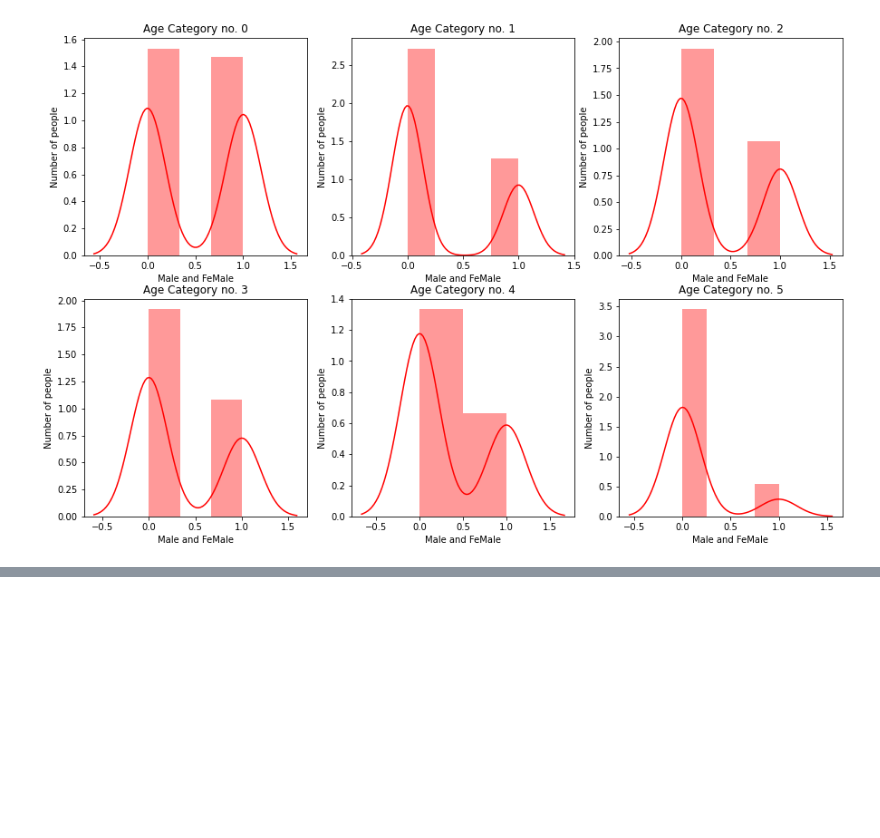
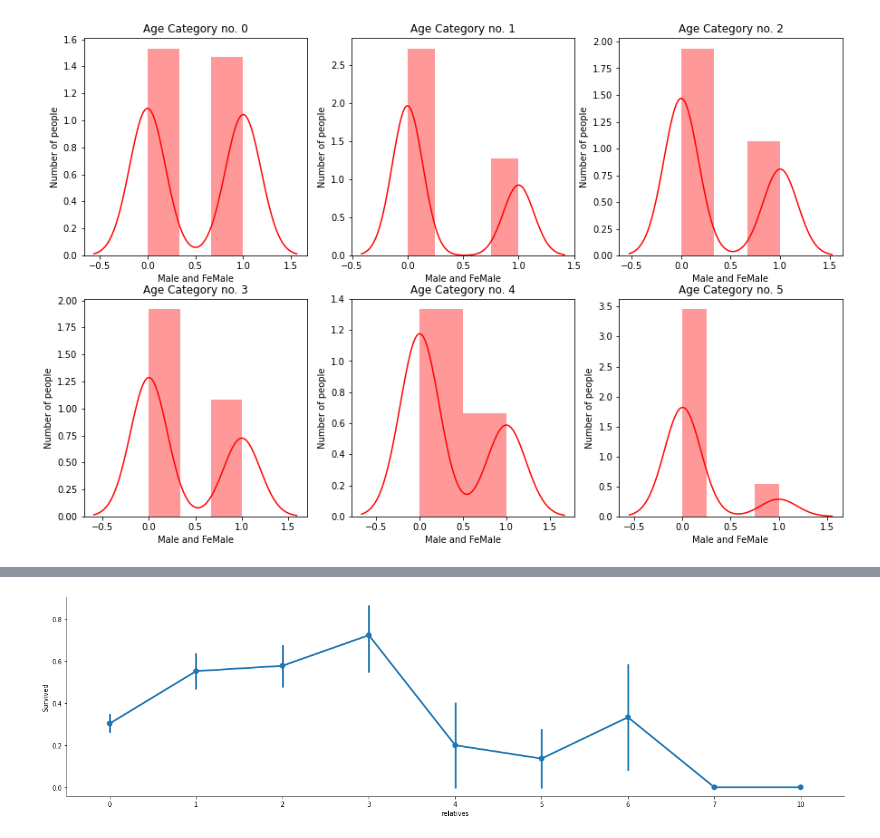
Before and after one commit to Nielspace/Data-Analytics, a Jupyter notebook: Data Analyst/Data Visualisation part 1.ipynb, the cells around one changed output, grey strips where cells are left out. Cells and saved outputs as stored; diff of their text form; code cells hidden in the pictures; blank space fills up the shorter version.

```diff
--- a/Data Analyst/Data Visualisation part 1.ipynb
+++ b/Data Analyst/Data Visualisation part 1.ipynb
@@ -242,0 +276,7 @@ for i in range(6):
+# %%
+axes = sns.factorplot('relatives','Survived',
+                      data=data, aspect = 3.5, )
+
+plt.show()
+# %% [output]
+[figure, added]
```
Also changed, not shown: parts of 11 cells of this notebook.
